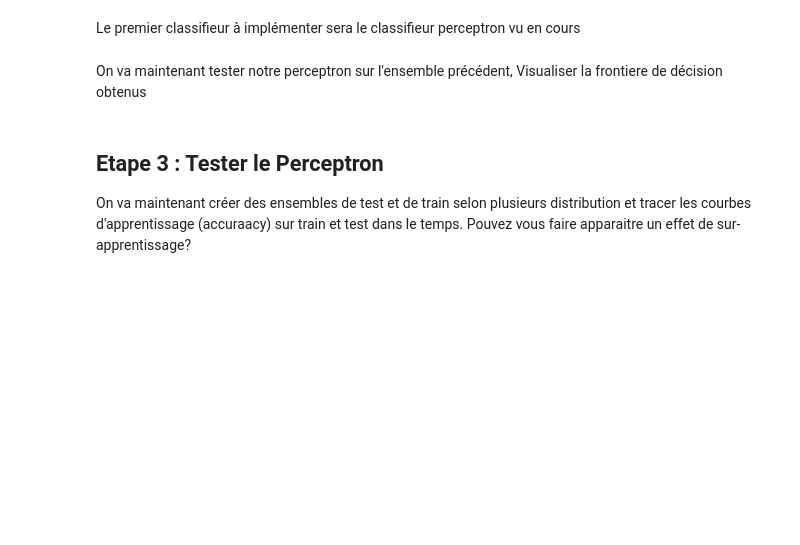
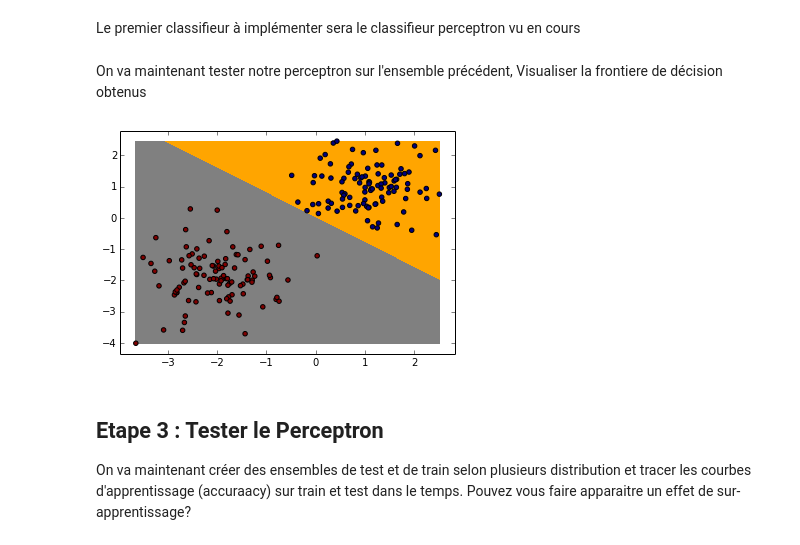
Before and after one commit to amine255/Data_Science_School, a Jupyter notebook: Machine Learning/TP2-Perceptron/TP2_perceptron.ipynb, the cells around one changed output. Drawn from its saved outputs; the diff is of its cells as text; code cells hidden in the pictures; blank space fills up the shorter version.

```diff
--- a/Machine Learning/TP2-Perceptron/TP2_perceptron.ipynb
+++ b/Machine Learning/TP2-Perceptron/TP2_perceptron.ipynb
@@ -178,16 +178,19 @@ On va maintenant tester notre perceptron sur l'ensemble précédent, Visualiser
 # %%
 #Sans ajout du bias, l'hyperplan est obliger de passer par zero: ax+by = 0
 
 #trainset=createGaussianDataset(1,1,1,4,4,1,500)
-trainset=createGaussianDataset(-1,-1,1,3,3,1,200)
+#trainset=createGaussianDataset(-2,-2,1,3,3,1,100)
+trainset=createGaussianDataset(-2,-2,0.5,1,1,0.5,100)
+#plot2DSet(trainset)
 
-
-perceptron=Perceptron(13,10)
+perceptron=Perceptron(0.01,100)
 theta  = perceptron.train(trainset)
 
 
 plot_frontiere(trainset.x,perceptron.predict)
 plot2DSet(trainset)
+# %% [output]
+[figure, added]
 # %% [markdown]
 Etape 3 : Tester le Perceptron
 ------
```
Also changed, not shown: parts of 3 cells of this notebook, 2 other files.
